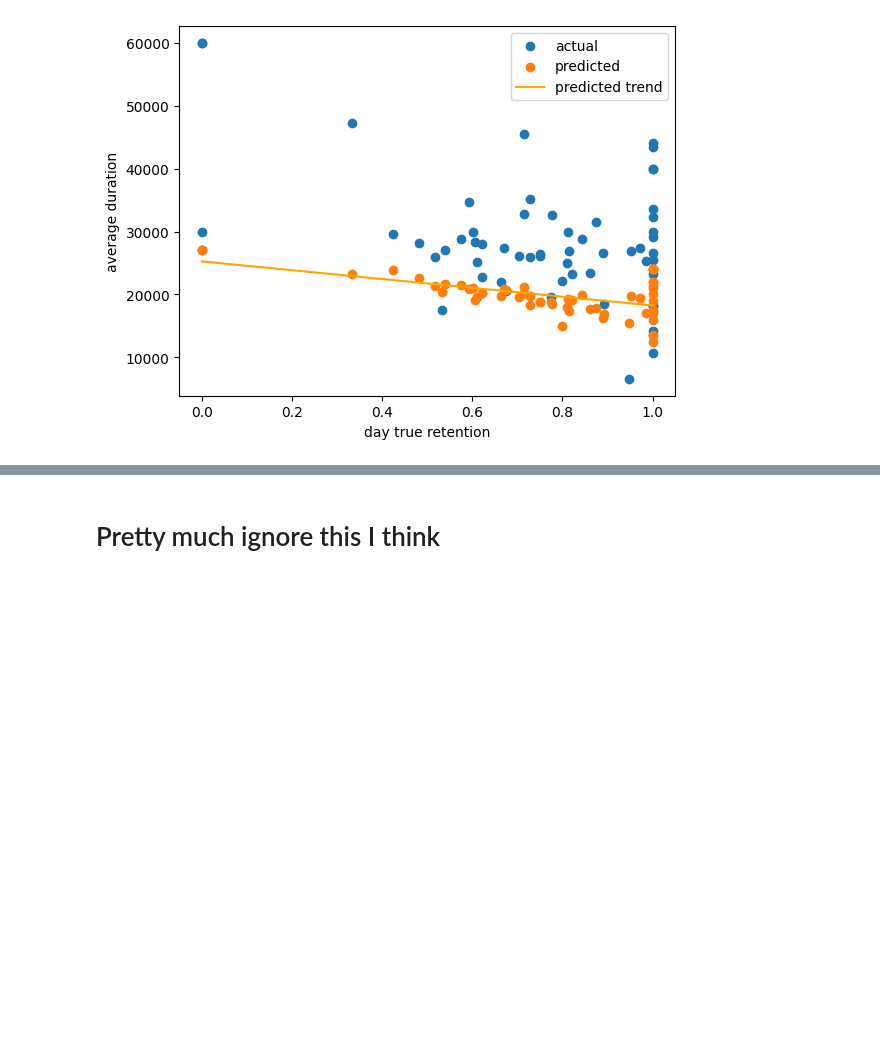
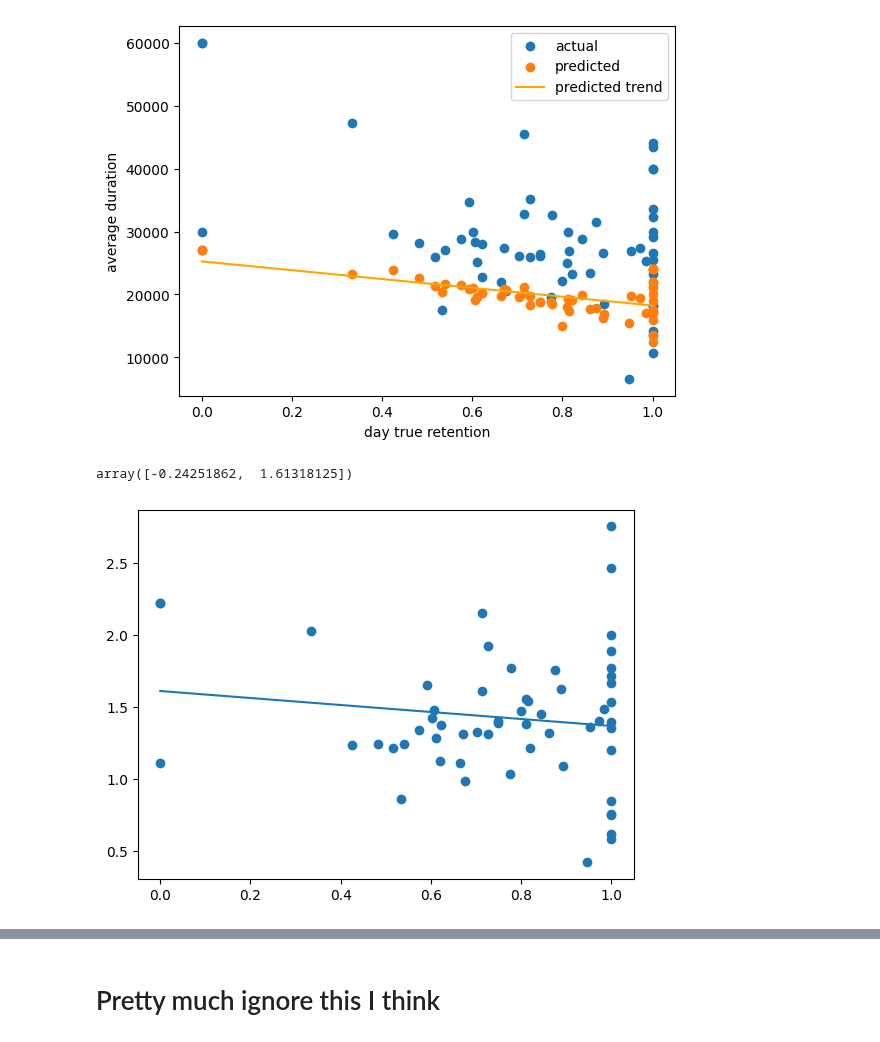
Before and after one commit to Luc-Mcgrady/anki-10k-notebooks, a Jupyter notebook: duration_per_day.ipynb, the cells around one changed output, grey strips where cells are left out. Cells and saved outputs as stored; diff of their text form; code cells hidden in the pictures; blank space fills up the shorter version.

Commit message:
True retention per day

```diff
--- a/duration_per_day.ipynb
+++ b/duration_per_day.ipynb
@@ -193,9 +193,13 @@ retention_sorted = retention.loc[order]
 
 # ↪️  Now counts_sorted.index == sums_sorted.index == retention_sorted.index,
 #     all arranged from highest to lowest retention.
+
+average_real = sums_sorted["duration"] / counts_sorted["duration"]
+average_predicted = sums_sorted["review_average"] / counts_sorted["review_average"]
+
 c = np.polyfit(retention_sorted, sums_sorted["review_average"] / counts_sorted["review_average"], 1)
-plt.scatter(retention_sorted, sums_sorted["duration"] / counts_sorted["duration"], label="actual")
-plt.scatter(retention_sorted, sums_sorted["review_average"] / counts_sorted["review_average"], label="predicted")
+plt.scatter(retention_sorted, average_real, label="actual")
+plt.scatter(retention_sorted, average_predicted, label="predicted")
 plt.plot(retention_sorted, np.polyval(c, retention_sorted), color="orange", label="predicted trend")
 plt.legend()
 plt.ylabel("average duration")
@@ -205,3 +209,12 @@ c
 # %% [output]
 array([-7020.44918761, 25266.12630085])
 [figure]
+# %%
+inaccuracy_factor = average_real / average_predicted
+c = np.polyfit(retention_sorted, inaccuracy_factor, 1)
+plt.scatter(retention_sorted, inaccuracy_factor, label="predicted")
+plt.plot(retention_sorted, np.polyval(c, retention_sorted))
+c
+# %% [output]
+array([-0.24251862,  1.61318125])
+[figure, added]
```
Also changed, not shown: parts of 2 cells of this notebook.
